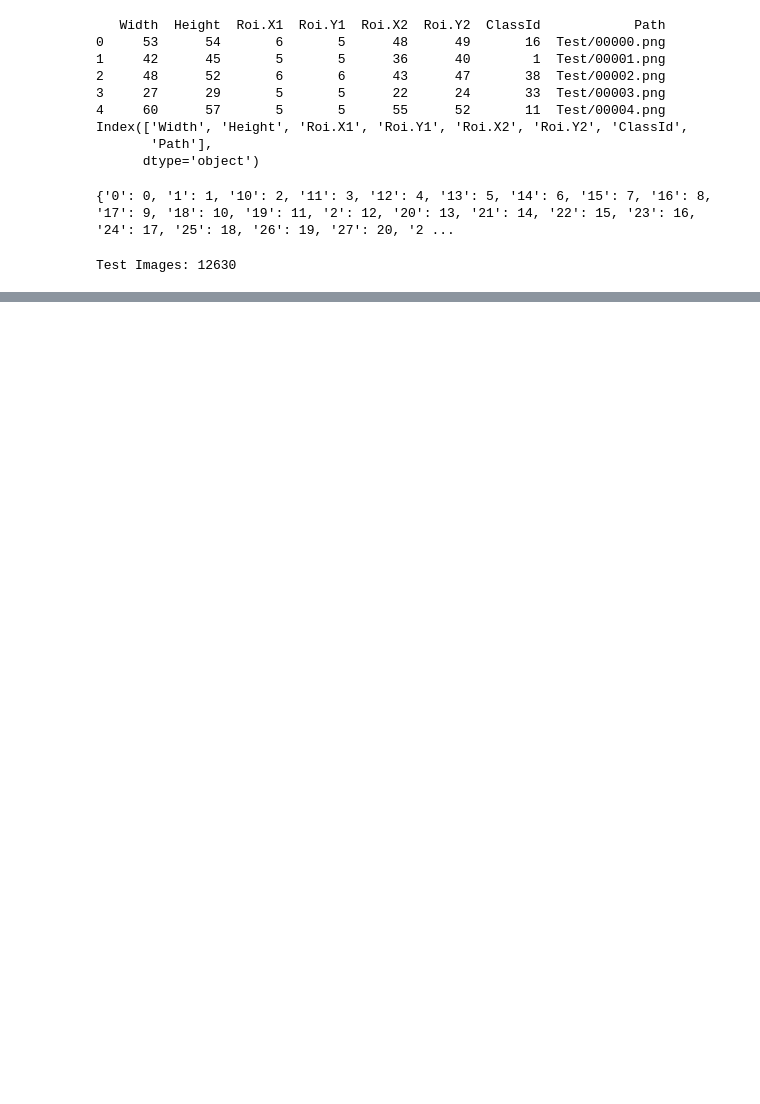
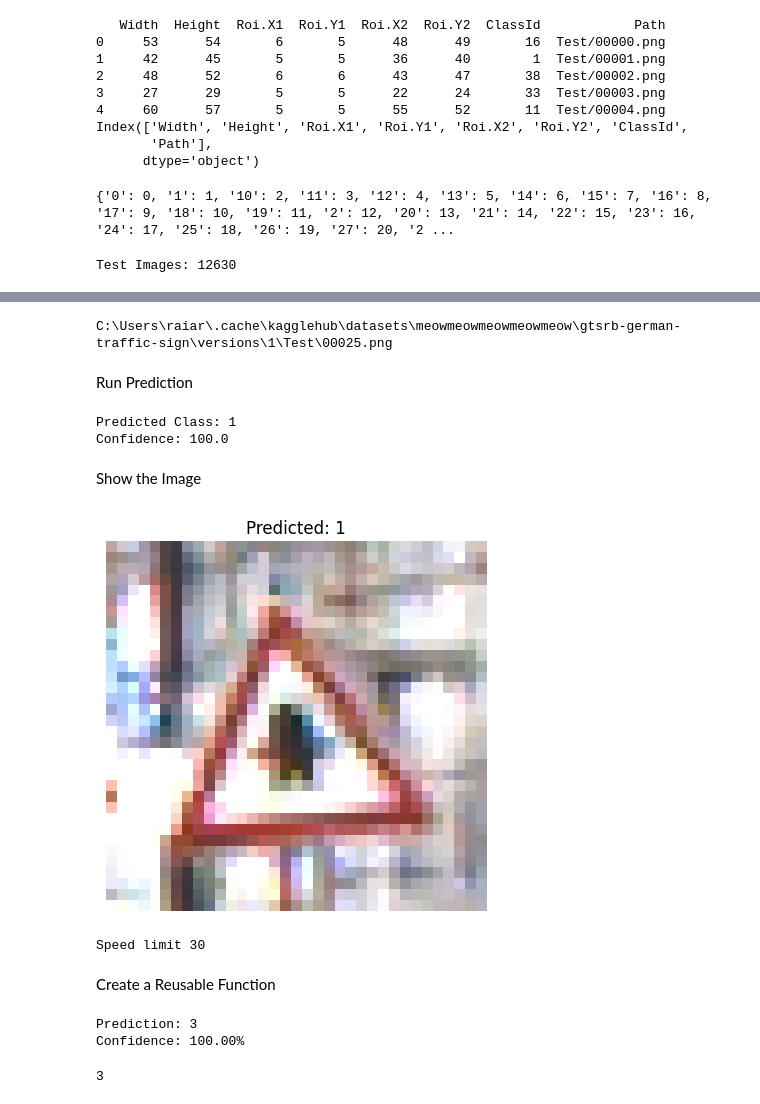
Before and after one commit to Arnav7r/Internship-Project-2, a Jupyter notebook: Traffic_Detection.ipynb, the cells around one changed output, grey strips where cells are left out. Drawn from its saved outputs; the diff is of its cells as text; code cells hidden in the pictures; blank space fills up the shorter version.

```diff
--- a/Traffic_Detection.ipynb
+++ b/Traffic_Detection.ipynb
@@ -464,0 +520,58 @@ with open("class_mapping.json", "w") as f:
+# %%
+import os
+
+test_image = os.path.join(
+    path,
+    "Test",
+    "00025.png"
+)
+
+print(test_image)
+# %% [output]
+C:\Users\raiar\.cache\kagglehub\datasets\meowmeowmeowmeowmeow\gtsrb-german-traffic-sign\versions\1\Test\00025.png
+# %%
+img_path = test_image
+# %%
+from PIL import Image
+
+img_path
+
+image = Image.open(img_path).convert("RGB")
+
+image_tensor = transform(image)
+
+image_tensor = image_tensor.unsqueeze(0)
+
+image_tensor = image_tensor.to(device)
+# %% [markdown]
+Run Prediction
+# %%
+with torch.no_grad():
+
+    outputs = model(image_tensor)
+
+    probabilities = torch.softmax(outputs, dim=1)
+
+    confidence, prediction = torch.max(
+        probabilities,
+        dim=1
+    )
+
+print("Predicted Class:", prediction.item())
+print("Confidence:", confidence.item()*100)
+# %% [output]
+Predicted Class: 1
+Confidence: 100.0
+# %% [markdown]
+Show the Image
+# %%
+import matplotlib.pyplot as plt
+
+plt.imshow(image)
+plt.title(
+    f"Predicted: {prediction.item()}"
+)
+plt.axis("off")
+plt.show()
+# %% [output]
+[figure, added]
@@ -464,0 +589,8 @@ with open("class_mapping.json", "w") as f:
+# %%
+print(
+    CLASS_NAMES[prediction.item()]
+)
+# %% [output]
+Speed limit 30
+# %% [markdown]
+Create a Reusable Function
@@ -464,0 +628,8 @@ with open("class_mapping.json", "w") as f:
+# %%
+predict_image(
+    os.path.join(path, "Test", "00025.png")
+)
+# %% [output]
+Prediction: 3
+Confidence: 100.00%
+3
```
Also changed, not shown: parts of 43 cells of this notebook, 4 other files.
